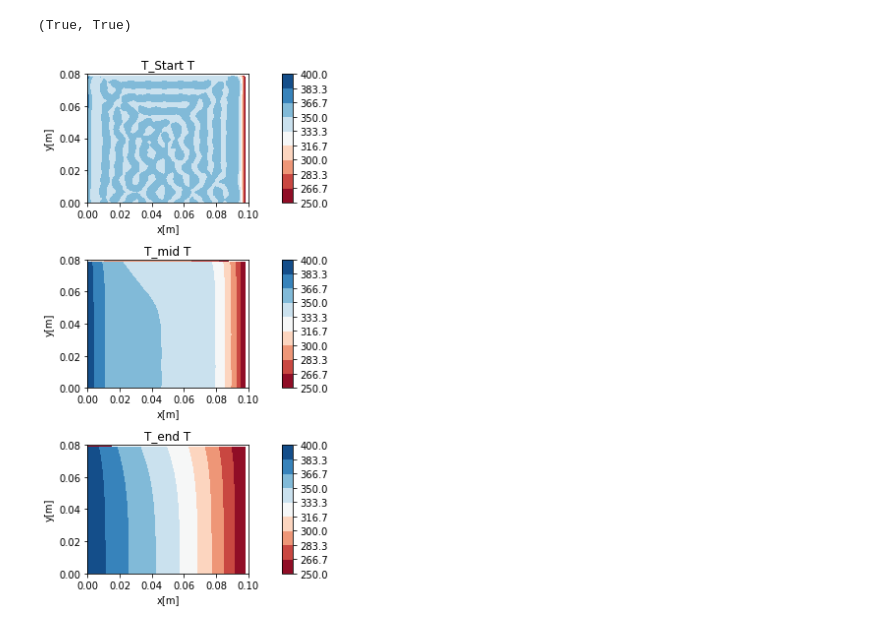
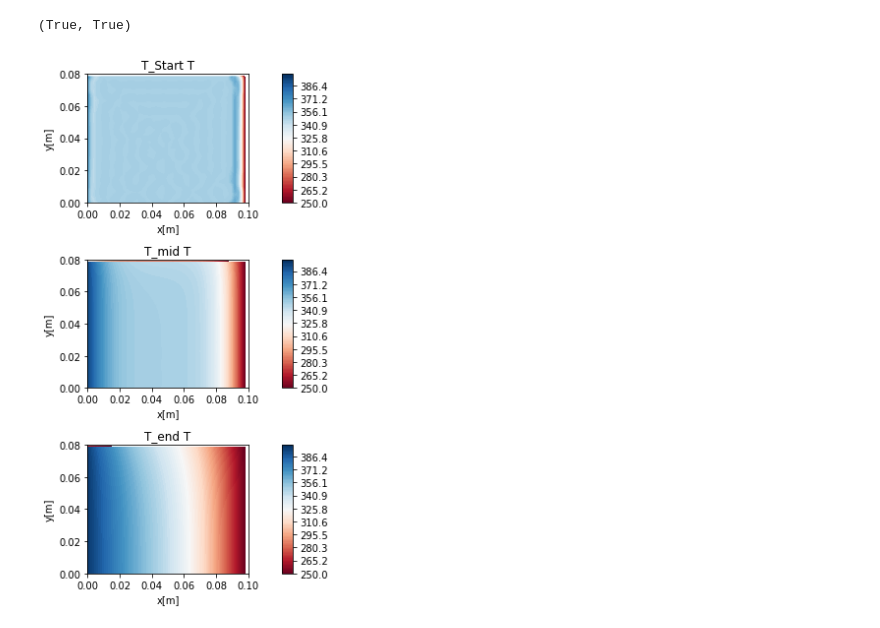
Before and after one commit to sushanthk15/Gravity, a Jupyter notebook: COMSOL_Exercise2.ipynb, the cells around one changed output. Saved outputs shown, nothing was run; the diff lists cells and outputs as text; code cells hidden in the pictures.

Commit message:
Changed the linspace command while plotting

```diff
--- a/COMSOL_Exercise2.ipynb
+++ b/COMSOL_Exercise2.ipynb
@@ -57,23 +57,23 @@ for row in data:
     T_end[j,i] = T_end_value
 # %%
 fig, (ax0, ax1,ax2) = plt.subplots(nrows =3 , figsize = (10,8))
-levels = np.linspace(250,400,10)
+levels = np.linspace(250,400,100)
 
 cf = ax0.contourf(xx,yy,T_start,cmap='RdBu', levels=levels)
 #ax0.set(xlim = (0,.1), ylim = (0,0.08), xlabel = 'x[m]', ylabel = 'y[m]', title = 'displacement U', aspect = 'equal')
 ax0.set(xlabel = 'x[m]', ylabel = 'y[m]', title = 'T_Start T', aspect = 'equal')
 plt.colorbar(cf, ax = ax0, aspect = 12)
 
 cf = ax1.contourf(xx,yy,T_mid,cmap='RdBu', levels=levels)
 #ax1.set(xlim = (0,.1), ylim = (0,0.08), xlabel = 'x[m]', ylabel = 'y[m]', title = 'displacement V', aspect = 'equal')
 ax1.set(xlabel = 'x[m]', ylabel = 'y[m]', title = 'T_mid T', aspect = 'equal')
 plt.colorbar(cf, ax = ax1, aspect = 12)
 
 cf = ax2.contourf(xx,yy,T_end,cmap='RdBu', levels=levels)
 #ax2.set(xlim = (0,.1), ylim = (0,0.08), xlabel = 'x[m]', ylabel = 'y[m]', title = 'displacement V', aspect = 'equal')
 ax2.set(xlabel = 'x[m]', ylabel = 'y[m]', title = 'T_end T', aspect = 'equal')
 plt.colorbar(cf, ax = ax2, aspect = 12)
 plt.tight_layout()
 plt.show(fig)
 # %% [output]
-[figure, old version]
+[figure, new version]
```
